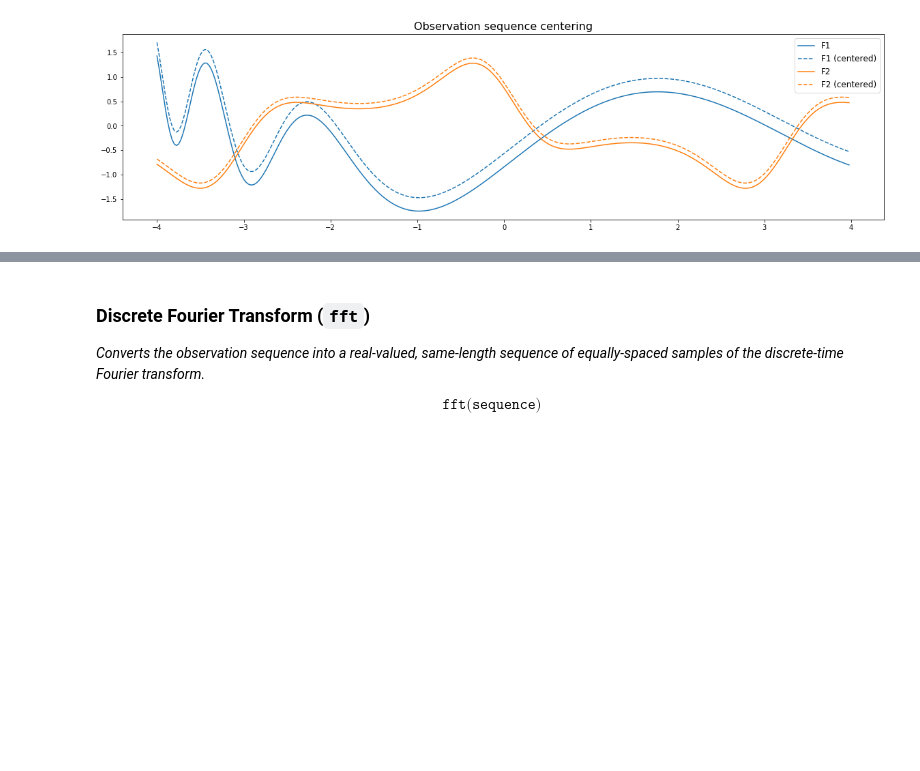
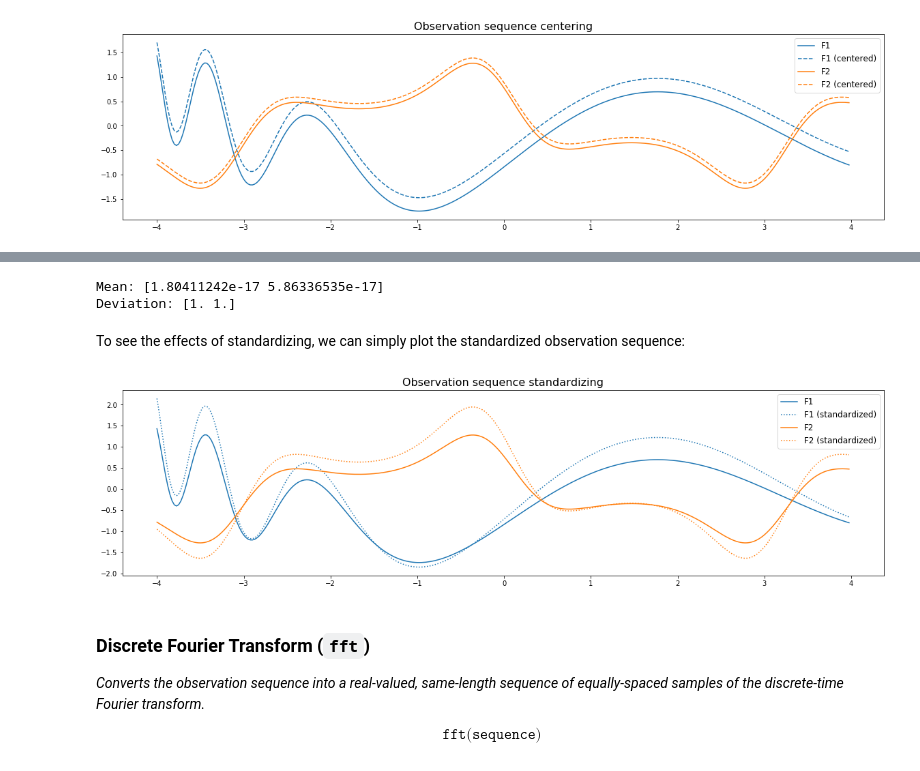
Before and after one commit to eonu/sequentia, a Jupyter notebook: notebooks/2 - Preprocessing (Tutorial).ipynb, the cells around one changed output, grey strips where cells are left out. Cells and saved outputs as stored; diff of their text form; code cells hidden in the pictures; blank space fills up the shorter version.

```diff
--- a/notebooks/2 - Preprocessing (Tutorial).ipynb
+++ b/notebooks/2 - Preprocessing (Tutorial).ipynb
@@ -191,3 +202,22 @@ plt.show()
+# %%
+print('Mean: {}'.format(standardize(F).mean(axis=0)))
+print('Deviation: {}'.format(standardize(F).std(axis=0)))
+# %% [output]
+Mean: [1.80411242e-17 5.86336535e-17]
+Deviation: [1. 1.]
+# %% [markdown]
+To see the effects of standardizing, we can simply plot the standardized observation sequence:
+# %%
+plt.figure(figsize=(20, 5))
+plt.title('Observation sequence standardizing', fontsize=16)
+plt.plot(xs, F1, label='F1')
+plt.plot(xs, standardize(F1), 'C0:', label='F1 (standardized)')
+plt.plot(xs, F2, label='F2')
+plt.plot(xs, standardize(F2), 'C1:', label='F2 (standardized)')
+plt.legend(fontsize=12)
+plt.show()
+# %% [output]
+[figure, added]
 # %% [markdown]
 ### Discrete Fourier Transform (`fft`)
 
```
Also changed, not shown: parts of 7 cells of this notebook, 11 other files.
